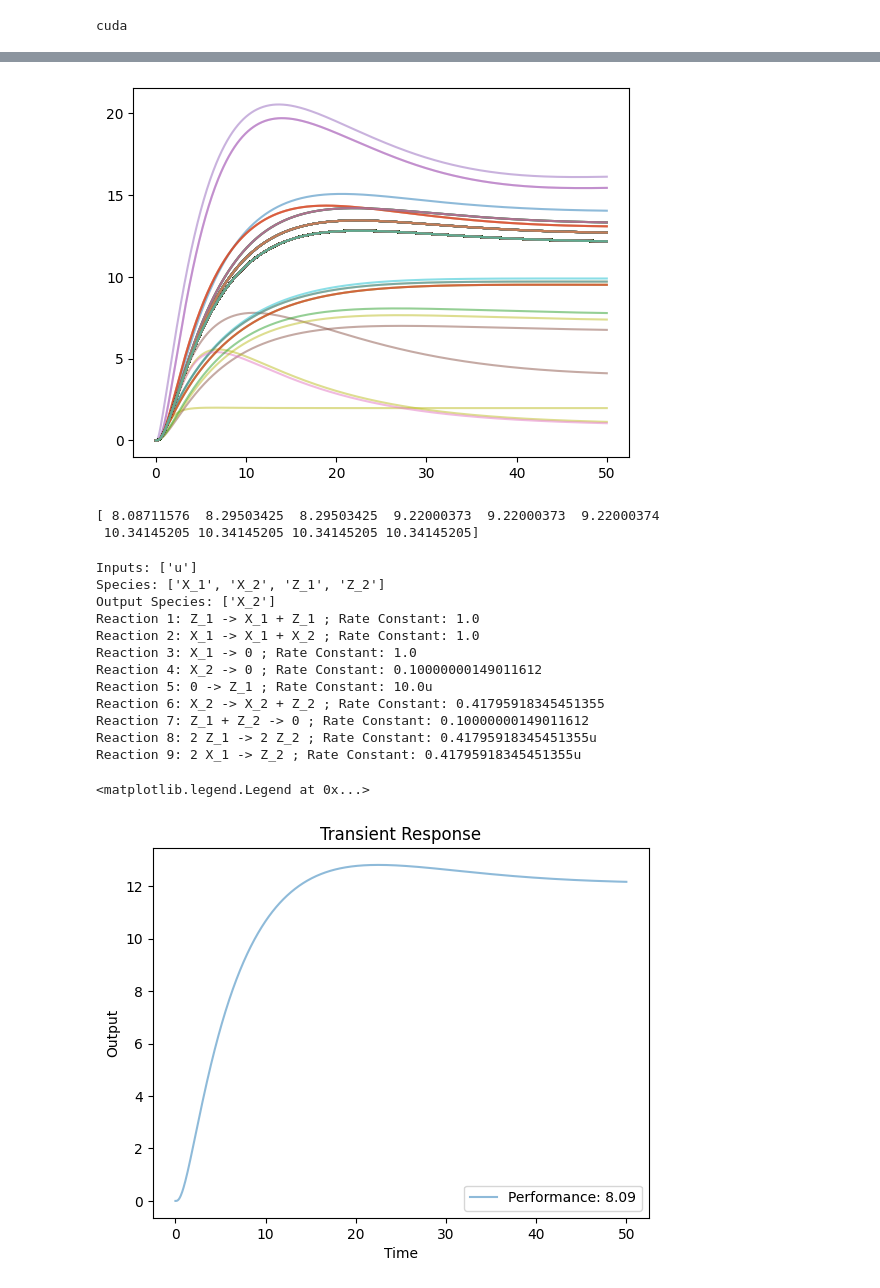
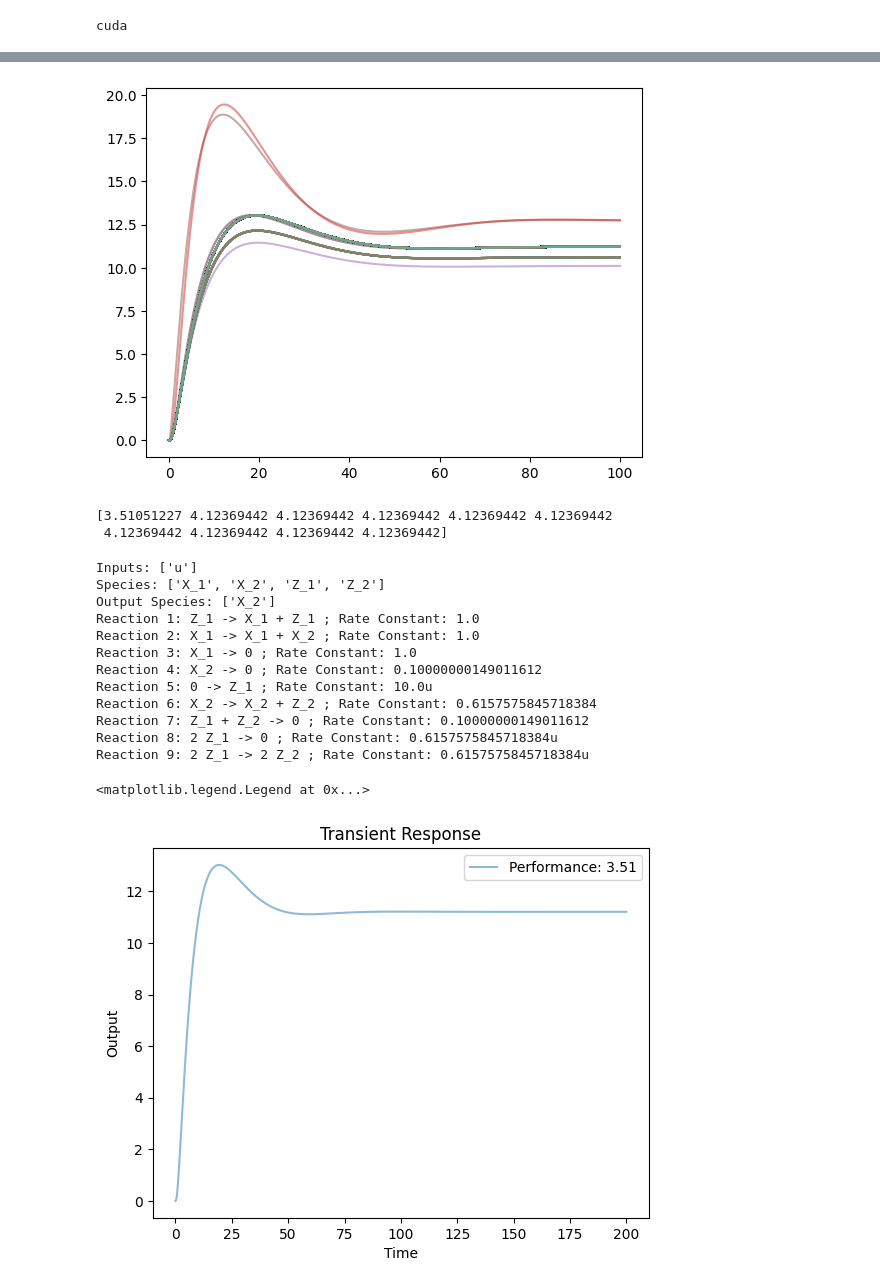
Before and after one commit to Maurice-Filo/GenAI-Net, a Jupyter notebook: CRNGenAI/Testing/AIF_Transient_StructureParameters.ipynb, the cells around one changed output, grey strips where cells are left out. Drawn from its saved outputs; the diff is of its cells as text; code cells hidden in the pictures.

Commit message:
more testing and model loading

```diff
--- a/CRNGenAI/Testing/AIF_Transient_StructureParameters.ipynb
+++ b/CRNGenAI/Testing/AIF_Transient_StructureParameters.ipynb
@@ -32,15 +32,15 @@ print(device)
 cuda
 # %%
 # Hyperparameters
-N_grid = 50                             # Number of grid points for the parameter range
+N_grid = 100                             # Number of grid points for the parameter range
 N_samples = 128*5                       # Number of samples to generate for Monte Carlo estimations
-entropy_weight = 0.5                    # Initial Entropy weight for the loss function
-entropy_update_coefficient = 0.5        # Coefficient for updating the entropy weight
-entropy_schedule = 40                   # Number of epochs before updating the entropy weight
-minimum_entropy_weight = 0.1            # Minimum entropy weight
-num_epochs = 200                        # Number of epochs to train the model
+entropy_weight = 0.25                   # Initial Entropy weight for the loss function
+entropy_update_coefficient = 0.9        # Coefficient for updating the entropy weight
+entropy_schedule = 10                   # Number of epochs before updating the entropy weight
+minimum_entropy_weight = 0.01           # Minimum entropy weight
+num_epochs = 5000                       # Number of epochs to train the model
 learning_rate = 1e-3                    # Learning rate for the optimizer
-t_final = 50                            # Final time for the simulation
+t_final = 100                            # Final time for the simulation
 # %%
 # Construct an IOCRN modeling a Gene Expression process controlled by the AIF controller
 stoichiometry_reactants = np.array([[0, 1, 1, 0, 0, 0, 0], [0, 0, 0, 1, 0, 1, 0], [1, 0, 0, 0, 0, 0, 1], [0, 0, 0, 0, 0, 0, 1]], dtype=np.int8)
@@ -180,10 +143,10 @@ def _compute_single_loss(args):
     # make this line silent
     y, x = local_IOCRN.transient_response(u, initial_condition, time_horizon, return_states=True)
 
-    y = np.minimum(y, 100)
+    y = np.minimum(y, 1000)
     y=np.maximum(y,0)
-    y[np.isnan(y)] = 100
-    y[np.isinf(y)] = 100
+    y[np.isnan(y)] = 1000
+    y[np.isinf(y)] = 1000
     # y_ss = local_IOCRN.dose_response(inputs, x[-1,:], plot_flag = False, axis=None)
 
     return Performance_Metric(r, y[0])
@@ -286,40 +237,42 @@ for i in range(MyCRN_Generator.num_samples):
 # Sort the performance in ascending order
 indices = np.argsort(Performance)
 # %% [output]
-[figure, old version]
+[figure, new version]
 # %%
 print(Performance[indices[0:10]])
 # %% [output]
-[ 8.08711576  8.29503425  8.29503425  9.22000373  9.22000373  9.22000374
- 10.34145205 10.34145205 10.34145205 10.34145205]
+[3.51051227 4.12369442 4.12369442 4.12369442 4.12369442 4.12369442
+ 4.12369442 4.12369442 4.12369442 4.12369442]
 # %%
 i = 0
 IOCRN_APIDF2[indices[i]].print_reactions(species, inputs)
+
+time_horizon = np.linspace(0, t_final+100, 1000, dtype=np.float32)
 
 S_R = np.concatenate((IOCRN_AIF.stoichiometry_reactants, stoichiometry_reactants[i,:,:]), axis=1)
 S_P = np.concatenate((IOCRN_AIF.stoichiometry_products, stoichiometry_products[i,:,:]),  axis=1)
 S_I = np.concatenate((IOCRN_AIF.input_influence_matrix, input_influence_matrix[i,:,:]), axis=1)
 p = np.concatenate((IOCRN_AIF.parameters, parameter[:-1, i]),axis=0)
 p[5] = parameter[-1, i]
 IOCRN_APIDF2_Picked = IOCRN_MassAction(S_R, S_P, p, S_I, np.array([2], dtype=np.int8))
 outputs_transient = IOCRN_APIDF2_Picked.transient_response(u, initial_condition, time_horizon)
 plt.plot(time_horizon, outputs_transient[0], alpha=0.5, label='Performance: %.2f' % Performance[indices[i]])
 plt.xlabel('Time')
 plt.ylabel('Output')
 plt.title('Transient Response')
 plt.legend()
 # %% [output]
 Inputs: ['u']
 Species: ['X_1', 'X_2', 'Z_1', 'Z_2']
 Output Species: ['X_2']
 Reaction 1: Z_1 -> X_1 + Z_1 ; Rate Constant: 1.0
 Reaction 2: X_1 -> X_1 + X_2 ; Rate Constant: 1.0
 Reaction 3: X_1 -> 0 ; Rate Constant: 1.0
 Reaction 4: X_2 -> 0 ; Rate Constant: 0.10000000149011612
 Reaction 5: 0 -> Z_1 ; Rate Constant: 10.0u
-Reaction 6: X_2 -> X_2 + Z_2 ; Rate Constant: 0.41795918345451355
+Reaction 6: X_2 -> X_2 + Z_2 ; Rate Constant: 0.6157575845718384
 Reaction 7: Z_1 + Z_2 -> 0 ; Rate Constant: 0.10000000149011612
-Reaction 8: 2 Z_1 -> 2 Z_2 ; Rate Constant: 0.41795918345451355u
-Reaction 9: 2 X_1 -> Z_2 ; Rate Constant: 0.41795918345451355u
+Reaction 8: 2 Z_1 -> 0 ; Rate Constant: 0.6157575845718384u
+Reaction 9: 2 Z_1 -> 2 Z_2 ; Rate Constant: 0.6157575845718384u
 <matplotlib.legend.Legend at 0x...>
-[figure, old version]
+[figure, new version]
```
Also changed, not shown: parts of 6 cells of this notebook, 4 other files.
